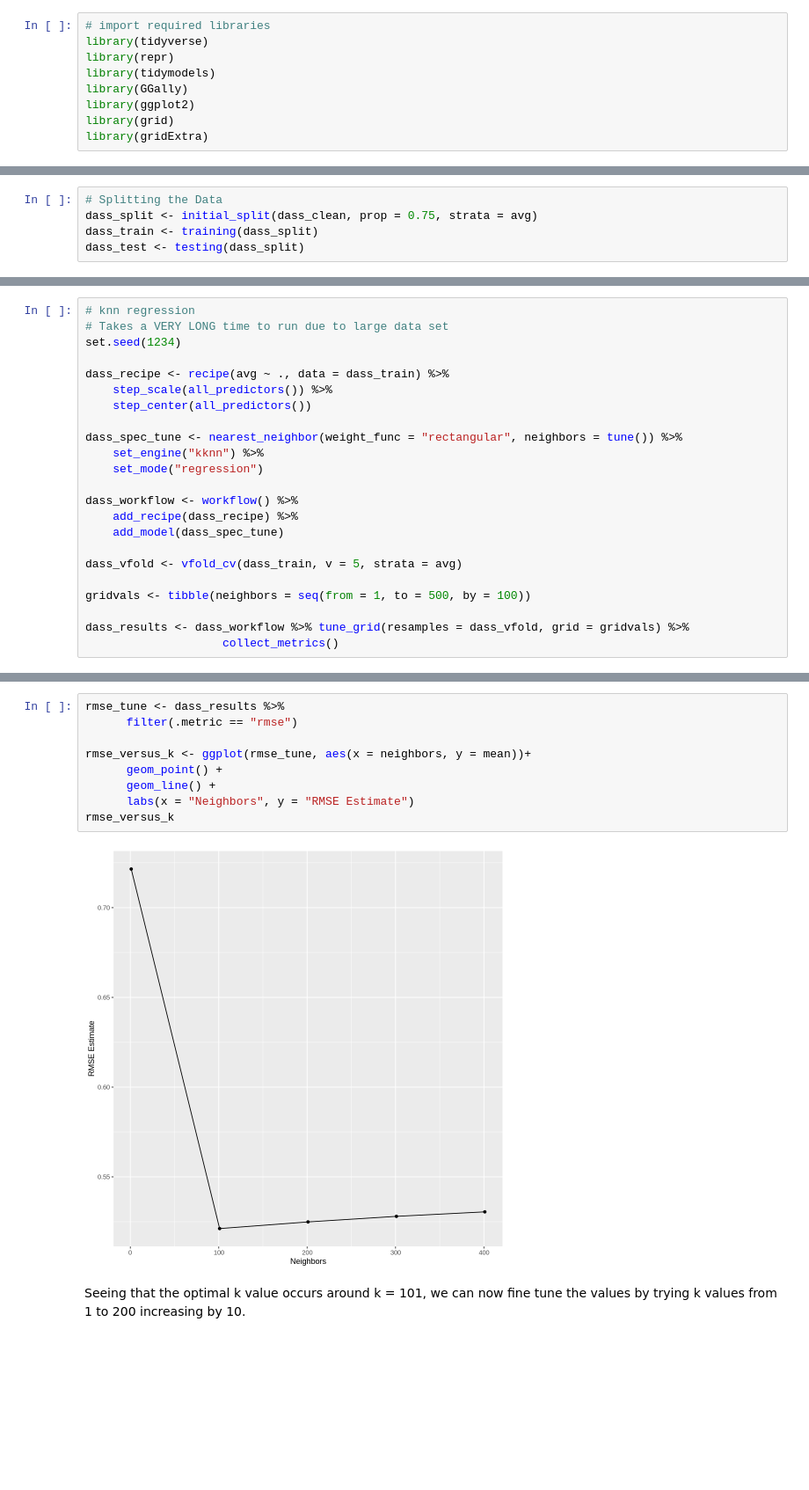
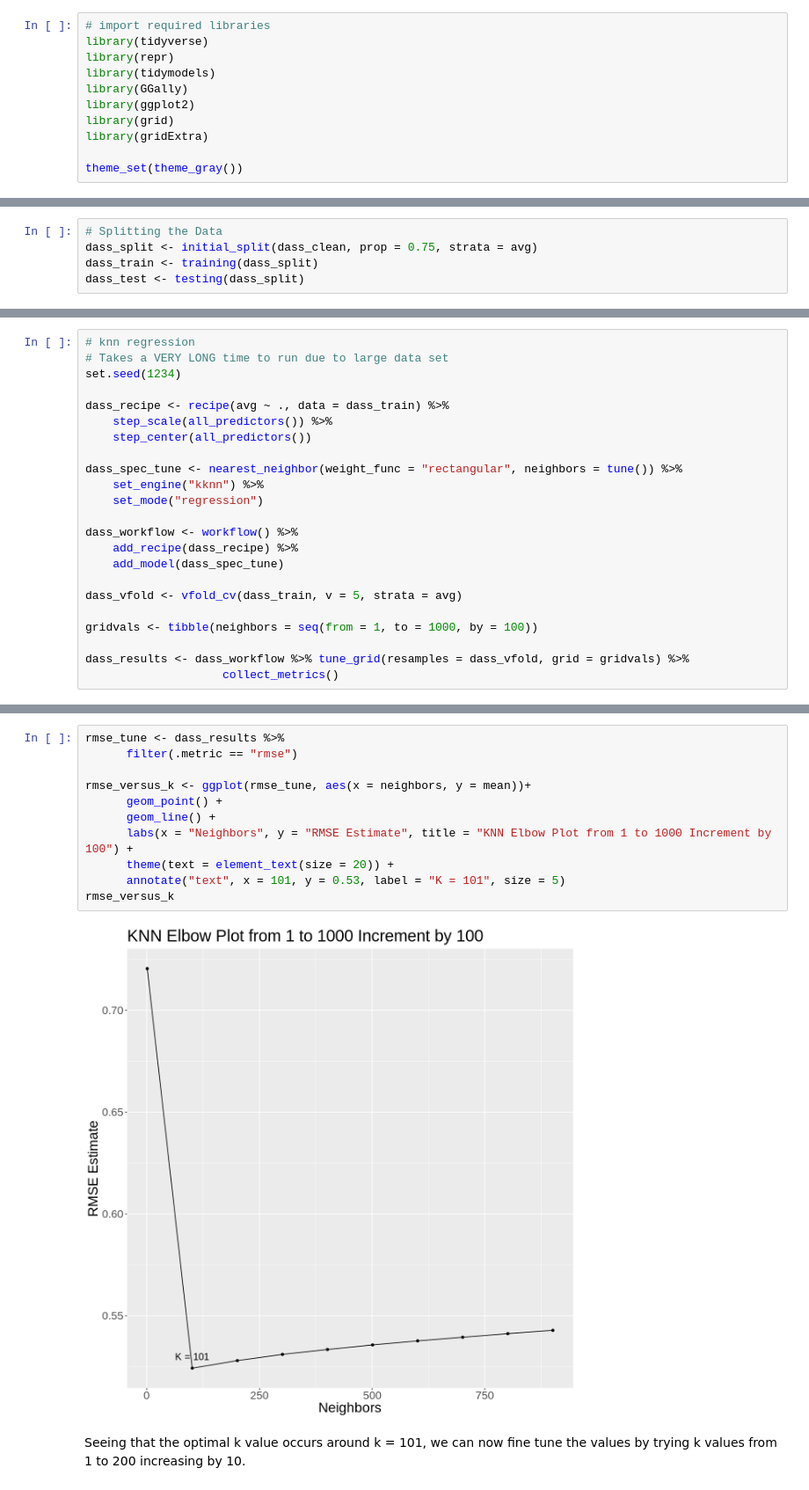
Before and after one commit to FionaC124/group-one-project, a Jupyter notebook: Final-Project.ipynb, the cells around one changed output, grey strips where cells are left out. Shown at 88% size. Cells and saved outputs as stored; diff of their text form; blank space fills up the shorter version.

```diff
--- a/Final-Project.ipynb
+++ b/Final-Project.ipynb
@@ -7,3 +7,5 @@ library(GGally)
 library(ggplot2)
 library(grid)
 library(gridExtra)
+
+theme_set(theme_gray())
@@ -405,7 +401,7 @@ dass_workflow <- workflow() %>%
 
 dass_vfold <- vfold_cv(dass_train, v = 5, strata = avg)
 
-gridvals <- tibble(neighbors = seq(from = 1, to = 500, by = 100))
+gridvals <- tibble(neighbors = seq(from = 1, to = 1000, by = 100))
 
 dass_results <- dass_workflow %>% tune_grid(resamples = dass_vfold, grid = gridvals) %>%
                     collect_metrics()
@@ -423,14 +419,16 @@ A tibble: 1 × 7
 # %%
 rmse_tune <- dass_results %>%
       filter(.metric == "rmse")
 
 rmse_versus_k <- ggplot(rmse_tune, aes(x = neighbors, y = mean))+
       geom_point() +
       geom_line() +
-      labs(x = "Neighbors", y = "RMSE Estimate")
+      labs(x = "Neighbors", y = "RMSE Estimate", title = "KNN Elbow Plot from 1 to 1000 Increment by 100") +
+      theme(text = element_text(size = 20)) +
+      annotate("text", x = 101, y = 0.53, label = "K = 101", size = 5)
 rmse_versus_k
 # %% [output]
-[figure, old version]
+[figure, new version]
 # %% [markdown]
 Seeing that the optimal k value occurs around k = 101, we can now fine tune the values by trying k values from 1 to 200 increasing by 10.
 # %%
```
Also changed, not shown: parts of 15 cells of this notebook.
